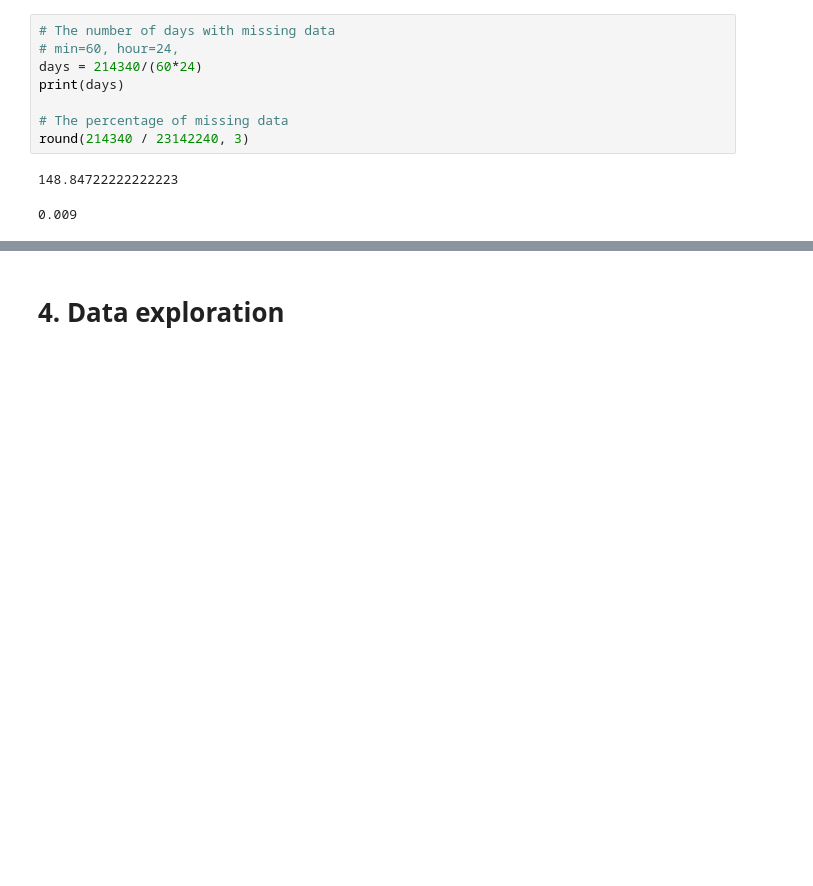
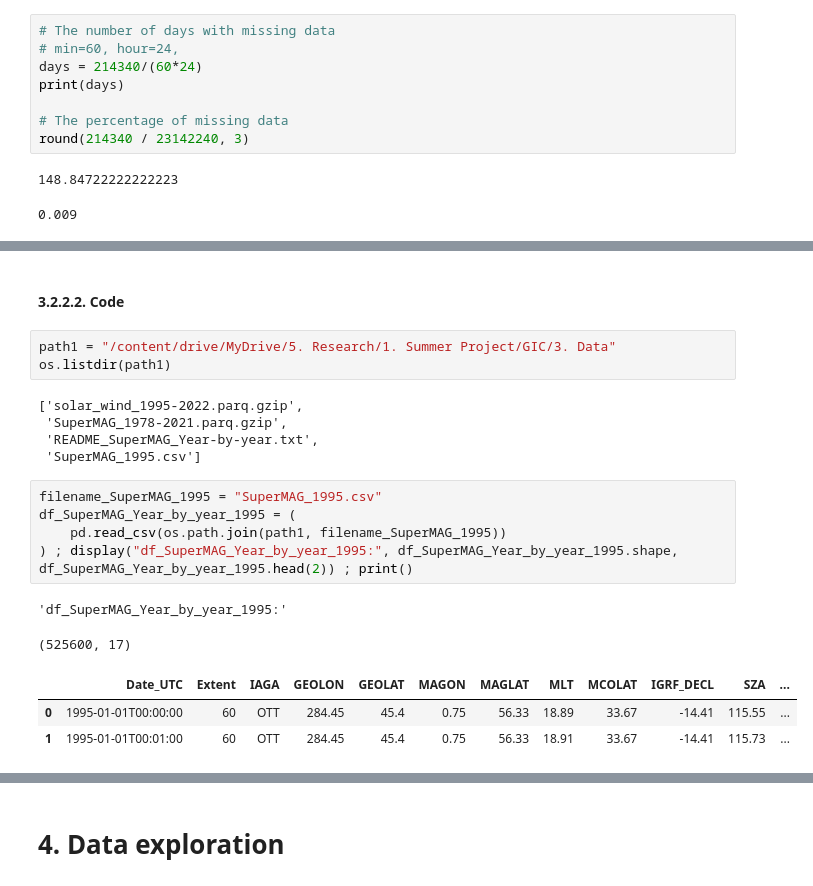
Before and after one commit to Alireza-Motazedian/GIC__Geomagnetic_Induced_Current, a Jupyter notebook: 2. Code/GIC Data Exploration.ipynb, the cells around one changed output, grey strips where cells are left out. Saved outputs shown, nothing was run; the diff lists cells and outputs as text; blank space fills up the shorter version.

Commit message:
update code, data, ReadMe, Concepts, Daily logs, Reports

```diff
--- a/2. Code/GIC Data Exploration.ipynb
+++ b/2. Code/GIC Data Exploration.ipynb
@@ -355,0 +545,21 @@ round(214340 / 23142240, 3)
+# %% [markdown]
+#### 3.2.2.2. Code
+# %%
+path1 = "/content/drive/MyDrive/5. Research/1. Summer Project/GIC/3. Data"
+os.listdir(path1)
+# %% [output]
+['solar_wind_1995-2022.parq.gzip',
+ 'SuperMAG_1978-2021.parq.gzip',
+ 'README_SuperMAG_Year-by-year.txt',
+ 'SuperMAG_1995.csv']
+# %%
+filename_SuperMAG_1995 = "SuperMAG_1995.csv"
+df_SuperMAG_Year_by_year_1995 = (
+    pd.read_csv(os.path.join(path1, filename_SuperMAG_1995))
+) ; display("df_SuperMAG_Year_by_year_1995:", df_SuperMAG_Year_by_year_1995.shape, df_SuperMAG_Year_by_year_1995.head(2)) ; print()
+# %% [output]
+'df_SuperMAG_Year_by_year_1995:'
+(525600, 17)
+|  | Date_UTC | Extent | IAGA | GEOLON | GEOLAT | MAGON | MAGLAT | MLT | MCOLAT | IGRF_DECL | SZA | ... |
+| 0 | 1995-01-01T00:00:00 | 60 | OTT | 284.45 | 45.4 | 0.75 | 56.33 | 18.89 | 33.67 | -14.41 | 115.55 | ... |
+| 1 | 1995-01-01T00:01:00 | 60 | OTT | 284.45 | 45.4 | 0.75 | 56.33 | 18.91 | 33.67 | -14.41 | 115.73 | ... |
```
Also changed, not shown: parts of 14 cells of this notebook, 6 other files.
